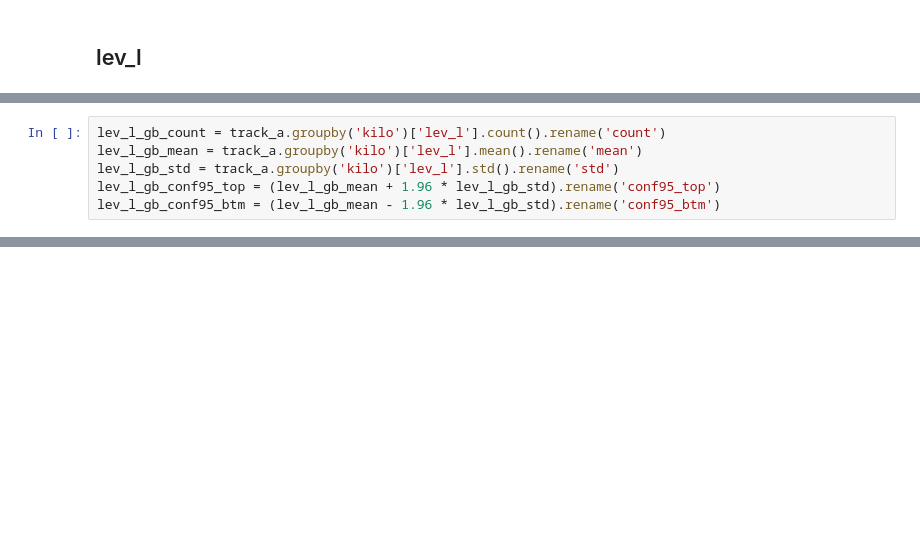
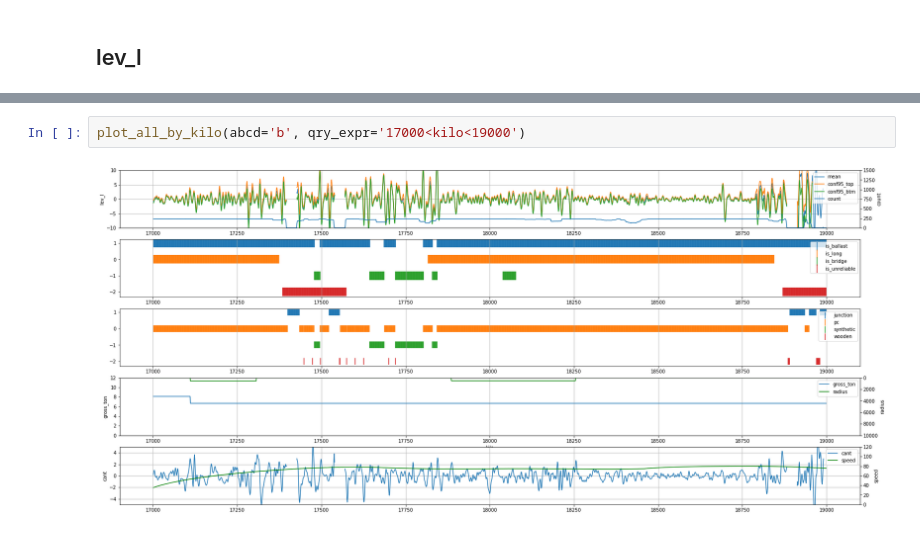
Before and after one commit to hiroshi-kuriyama/rail_level_gap, a Jupyter notebook: script/eda_track.ipynb, the cells around one changed output, grey strips where cells are left out. Drawn from its saved outputs; the diff is of its cells as text; blank space fills up the shorter version.

```diff
--- a/script/eda_track.ipynb
+++ b/script/eda_track.ipynb
@@ -78,6 +92,0 @@ plot_mean_by_kilo(track_a.query('kilo<11000'))
-# %%
-lev_l_gb_count = track_a.groupby('kilo')['lev_l'].count().rename('count')
-lev_l_gb_mean = track_a.groupby('kilo')['lev_l'].mean().rename('mean')
-lev_l_gb_std = track_a.groupby('kilo')['lev_l'].std().rename('std')
-lev_l_gb_conf95_top = (lev_l_gb_mean + 1.96 * lev_l_gb_std).rename('conf95_top')
-lev_l_gb_conf95_btm = (lev_l_gb_mean - 1.96 * lev_l_gb_std).rename('conf95_btm')
@@ -103,0 +172,4 @@ track_full_a.head()
+# %%
+plot_all_by_kilo(abcd='b', qry_expr='17000<kilo<19000')
+# %% [output]
+[figure, added]
```
Also changed, not shown: parts of 13 cells of this notebook.
